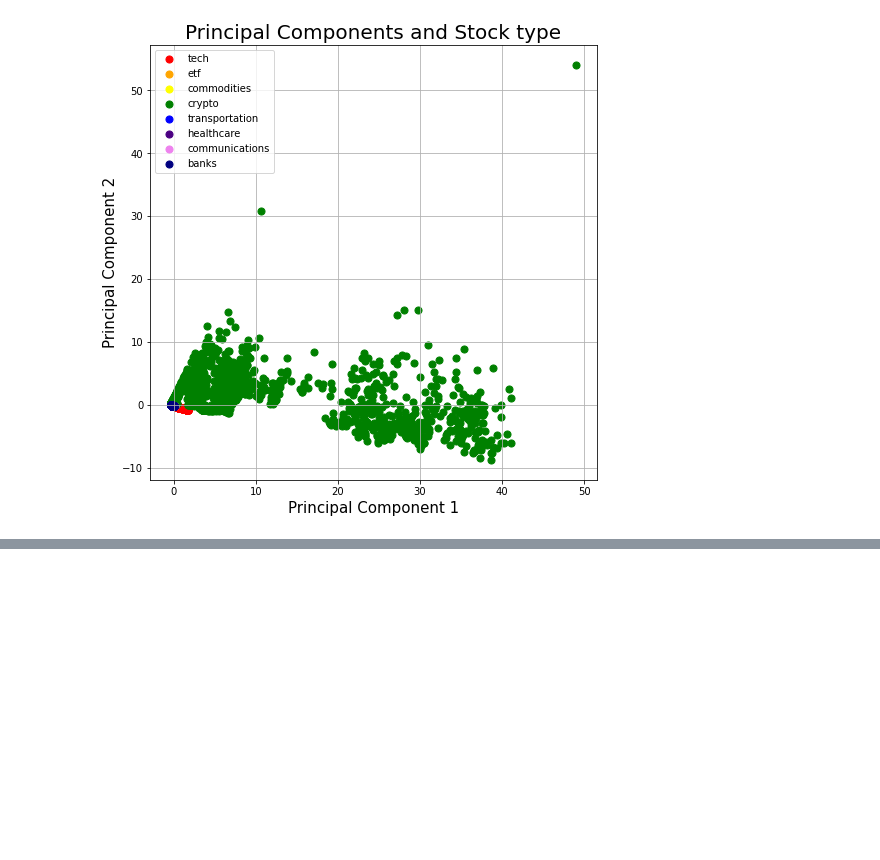
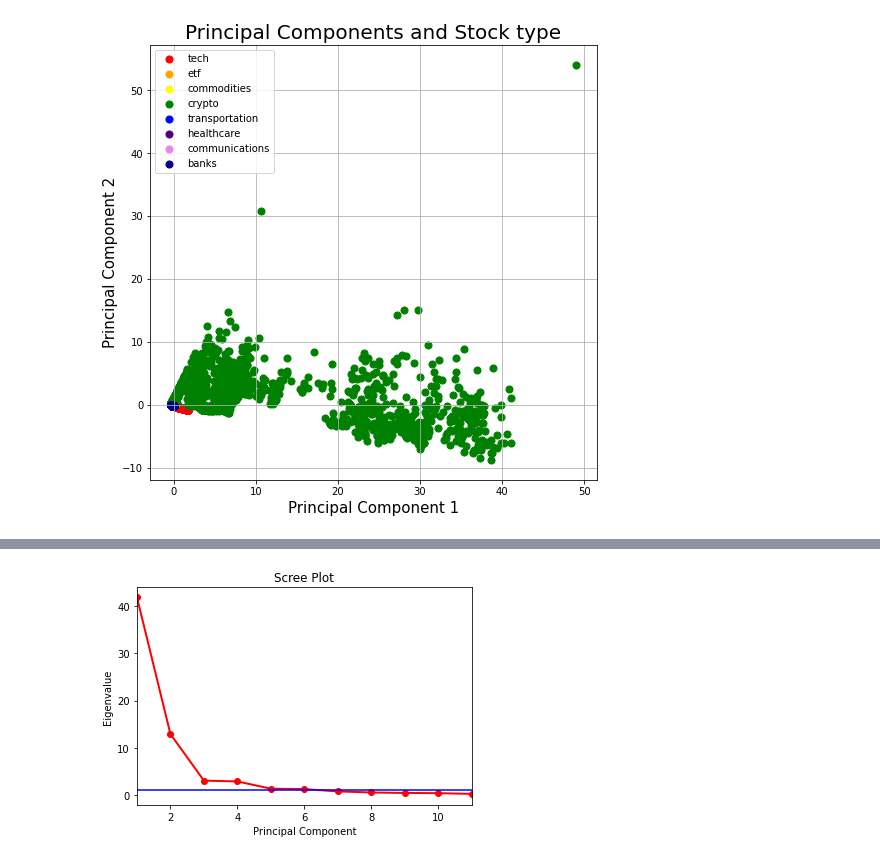
Before and after one commit to kylearbide/Stock-Market-Analysis-EMSE6575, a Jupyter notebook: notebooks/classification/PCA for Stocks.ipynb, the cells around one changed output, grey strips where cells are left out. Cells and saved outputs as stored; diff of their text form; code cells hidden in the pictures; blank space fills up the shorter version.

Commit message:
Changed data pull and added PCA methods

```diff
--- a/notebooks/classification/PCA for Stocks.ipynb
+++ b/notebooks/classification/PCA for Stocks.ipynb
@@ -202,0 +225,9 @@ https://towardsdatascience.com/pca-using-python-scikit-learn-e653f8989e60
+# %%
+"""
+Keep only the Close values for each stock
+We pivot the data so each stock's close value is a column
+"""
+
+stocks_close = stocks_updated[['index','Close','Stock Name']]
+stocks_close = stocks_close.pivot(index = 'index', columns = 'Stock Name', values = 'Close')
+stocks_close
@@ -202,0 +249,9 @@ https://towardsdatascience.com/pca-using-python-scikit-learn-e653f8989e60
+# %%
+"""
+If the stock didn't start trading until recently, it will have many weeks with NA values
+We want to remove these
+"""
+
+stocks_not_new = stocks_close.loc[:, stocks_close.isna().sum() < 50]
+stocks_not_new.dropna(inplace = True)
+stocks_not_new
@@ -202,0 +277,76 @@ https://towardsdatascience.com/pca-using-python-scikit-learn-e653f8989e60
+# %%
+# Building PCA
+
+from sklearn.decomposition import PCA
+from sklearn.preprocessing import StandardScaler
+
+stocks_prep = stocks_not_new.reset_index()
+x = stocks_prep.drop('index', axis = 1)
+
+x = StandardScaler().fit_transform(x)
+# y= stocks_prep['Stock Name']
+# Choose principal components that are responsile for at least 95% of the variance in the data
+pca = PCA()
+principalcomponents = pca.fit_transform(x)
+# create pcs dataframe with all pcs and y variable(will reduce dimensionality of pcswithy later on)
+pcs = pd.DataFrame(data = principalcomponents)
+
+columnnames = []
+for i,column in enumerate(pcs.columns):
+    columnnames.append('Principal Component '+str(i+1))
+pcs.columns = columnnames
+
+pcs = pcs.reset_index(drop=True)
+
+pcswithy = pd.concat([pcs, y], axis = 1)
+
+#Screeplot of principal components
+
+import matplotlib.pyplot as plt
+
+pcvalues = np.arange(pca.n_components_) + 1
+
+
+plt.plot(pcvalues, pca.explained_variance_, 'ro-', linewidth=2)
+plt.title('Scree Plot')
+plt.xlabel('Principal Component')
+plt.ylabel('Eigenvalue')
+plt.xlim([1, 11])
+plt.axhline(y=1, color='b', linestyle='-')
+plt.show()
+
+#Scatter plot of First 2 Principal components on stocktype
+
+allstocktypes = ['tech','etf','commodities','crypto','transportation','healthcare','communications','banks']
+
+#number_of_colors = len(allstocktypes)
+#color = ["#"+''.join([random.choice('0123456789ABCDEF') for j in range(6)]) for i in range(number_of_colors)]
+
+color=['red','orange','yellow','green','blue','indigo','violet','navy']
+
+fig = plt.figure(figsize = (8,8))
+ax = fig.add_subplot(1,1,1)
+ax.set_xlabel('Principal Component 1', fontsize = 15)
+ax.set_ylabel('Principal Component 2', fontsize = 15)
+ax.set_title('Principal Components and Stock type', fontsize = 20)
+
+#Adjust x and y limits for better looking graph
+# ax.set_xlim([-2.5, 10])
+#ax.set_ylim([-2.5, 2.5])
+
+loadings = pd.DataFrame(pca.components_ )
+loadings= loadings[[0,1]]
+loadings.columns =['PC1', 'PC2']
+loadings['Stock_Name'] = list(stocks_not_new.columns)
+loadings['Stock_Type'] = loadings['Stock_Name'].map(stock_map)
+
+for stocktype, color in zip(allstocktypes,color):
+    indicesToKeep = loadings['Stock_Type'] == stocktype
+    ax.scatter(loadings.loc[indicesToKeep, 'PC1']
+               , loadings.loc[indicesToKeep, 'PC2']
+               , c = color
+               , s = 50)
+ax.legend(allstocktypes)
+ax.grid()
+# %% [output]
+[figure, added]
```
Also changed, not shown: parts of 17 cells of this notebook.
